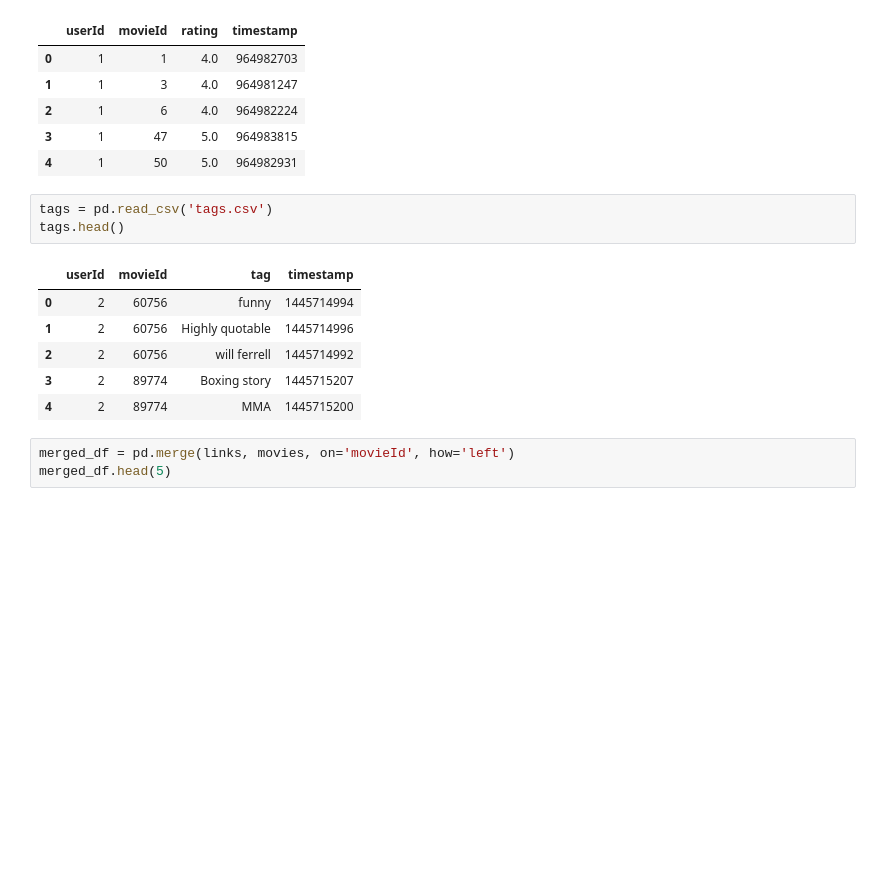
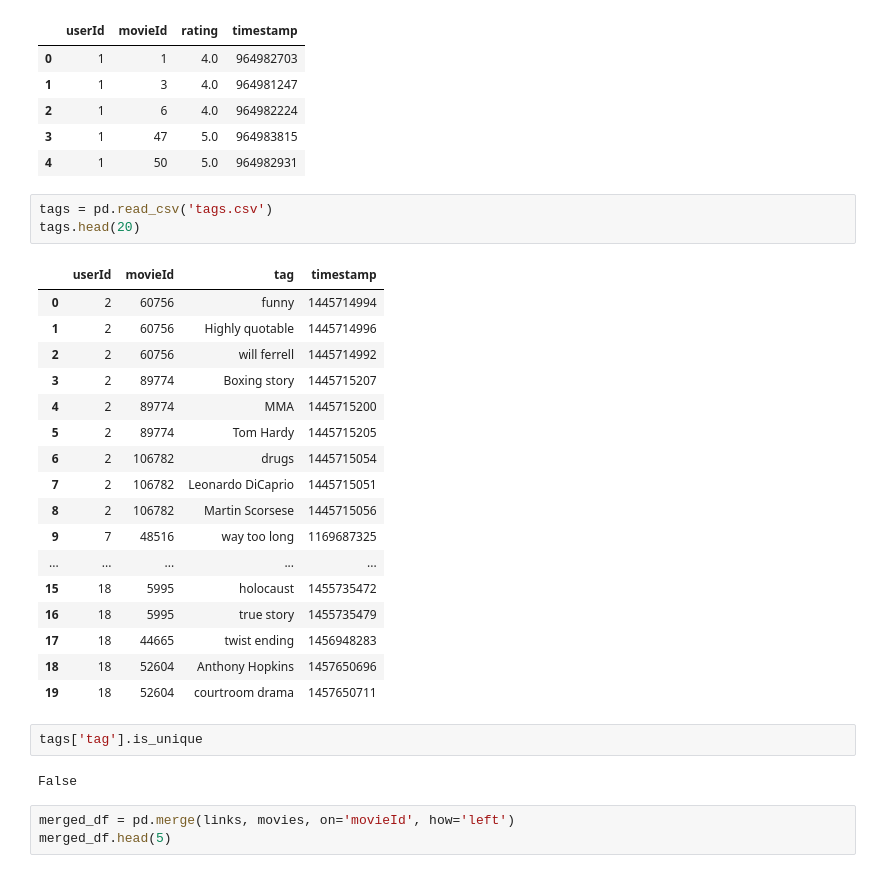
Before and after one commit to antony-wala/movie_recommendation_system, a Jupyter notebook: movie_recommendation_system/index.ipynb, the cells around one changed output. Drawn from its saved outputs; the diff is of its cells as text; blank space fills up the shorter version.

```diff
--- a/movie_recommendation_system/index.ipynb
+++ b/movie_recommendation_system/index.ipynb
@@ -35,14 +35,29 @@ ratings.head()
 | 4 | 1 | 50 | 5.0 | 964982931 |
 # %%
 tags = pd.read_csv('tags.csv')
-tags.head()
+tags.head(20)
 # %% [output]
 |  | userId | movieId | tag | timestamp |
 | 0 | 2 | 60756 | funny | 1445714994 |
 | 1 | 2 | 60756 | Highly quotable | 1445714996 |
 | 2 | 2 | 60756 | will ferrell | 1445714992 |
 | 3 | 2 | 89774 | Boxing story | 1445715207 |
 | 4 | 2 | 89774 | MMA | 1445715200 |
+| 5 | 2 | 89774 | Tom Hardy | 1445715205 |
+| 6 | 2 | 106782 | drugs | 1445715054 |
+| 7 | 2 | 106782 | Leonardo DiCaprio | 1445715051 |
+| 8 | 2 | 106782 | Martin Scorsese | 1445715056 |
+| 9 | 7 | 48516 | way too long | 1169687325 |
+| ... | ... | ... | ... | ... |
+| 15 | 18 | 5995 | holocaust | 1455735472 |
+| 16 | 18 | 5995 | true story | 1455735479 |
+| 17 | 18 | 44665 | twist ending | 1456948283 |
+| 18 | 18 | 52604 | Anthony Hopkins | 1457650696 |
+| 19 | 18 | 52604 | courtroom drama | 1457650711 |
+# %%
+tags['tag'].is_unique
+# %% [output]
+False
 # %%
 merged_df = pd.merge(links, movies, on='movieId', how='left')
 merged_df.head(5)
```
Also changed, not shown: parts of 22 cells of this notebook.
